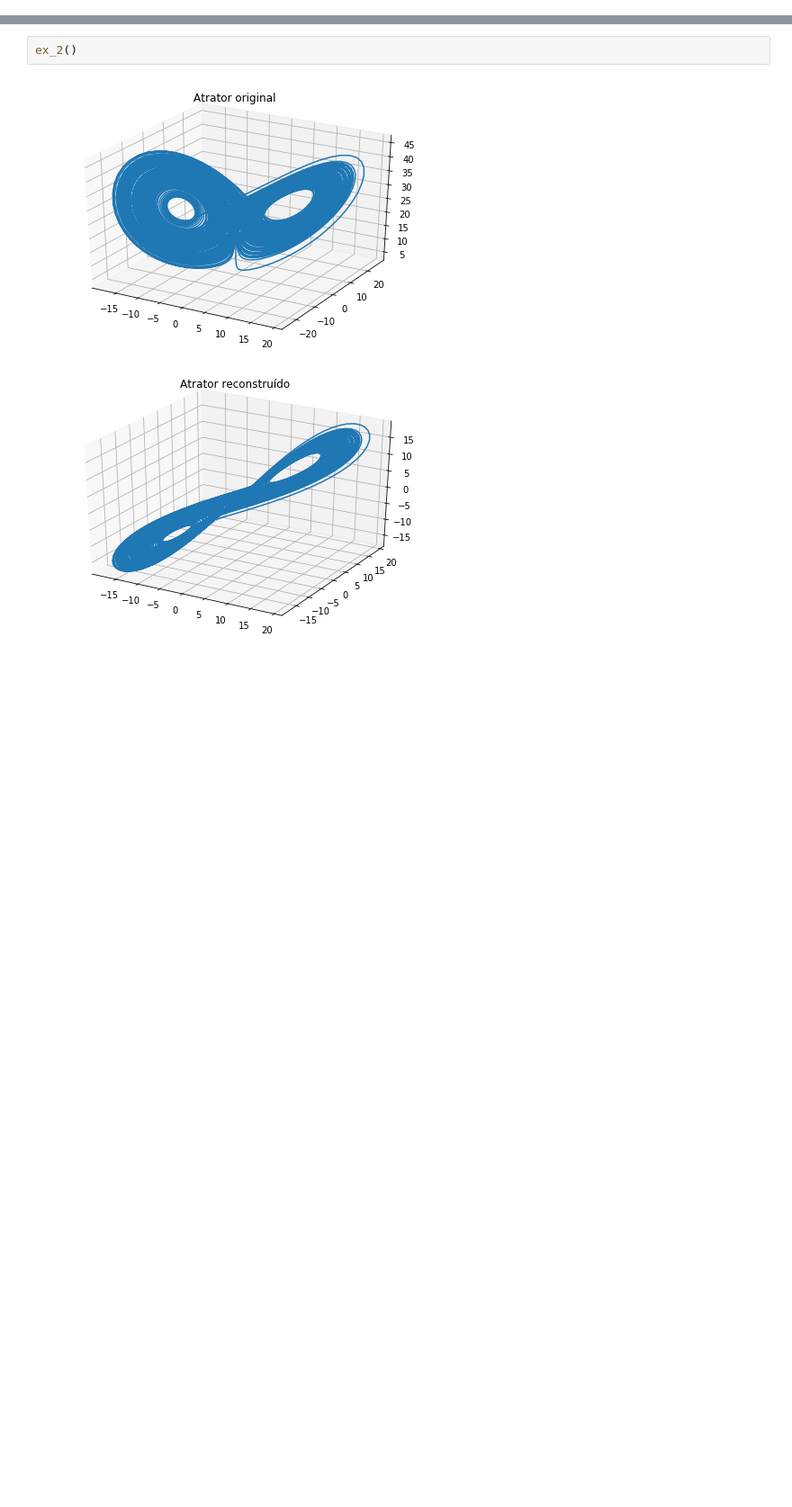
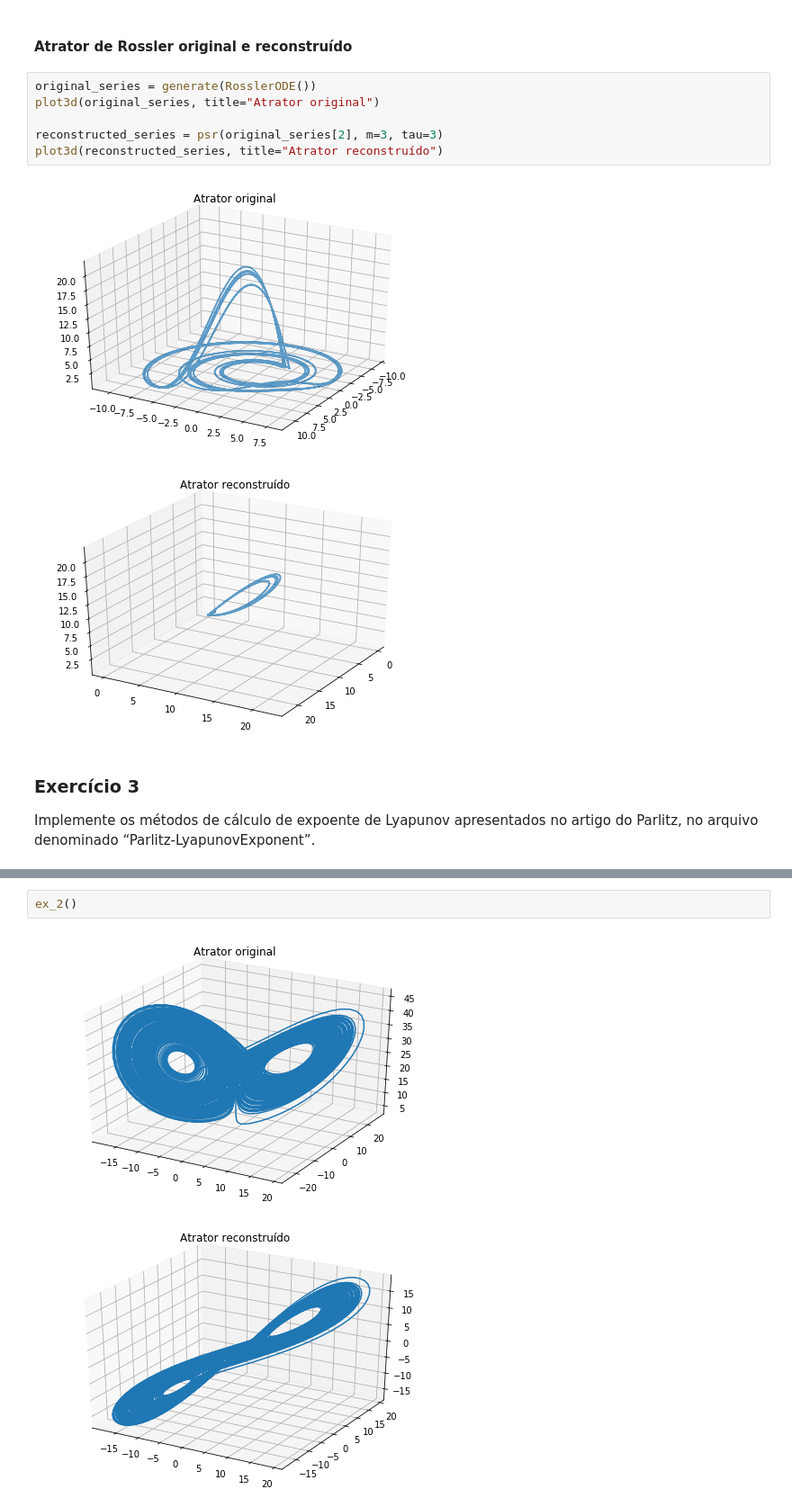
Before and after one commit to aronifanger/nltsa_app, a Jupyter notebook: Atratores/Relatório - Série VI.ipynb, the cells around one changed output, grey strips where cells are left out. Shown at 90% size. Drawn from its saved outputs; the diff is of its cells as text; blank space fills up the shorter version.

```diff
--- a/Atratores/Reconstrução de atratores - Testes.ipynb
+++ b/Atratores/Relatório - Série VI.ipynb
@@ -409,0 +201,15 @@ def ex_6():
+# %% [markdown]
+#### Atrator de Rossler original e reconstruído
+# %%
+original_series = generate(RosslerODE())
+plot3d(original_series, title="Atrator original")
+
+reconstructed_series = psr(original_series[2], m=3, tau=3)
+plot3d(reconstructed_series, title="Atrator reconstruído")
+# %% [output]
+[figure, added]
+[figure, added]
+# %% [markdown]
+### Exercício 3
+
+Implemente os métodos de cálculo de expoente de Lyapunov apresentados no artigo do Parlitz, no arquivo denominado “Parlitz-LyapunovExponent”.
```
Also changed, not shown: parts of 14 cells of this notebook, 1 other file.
